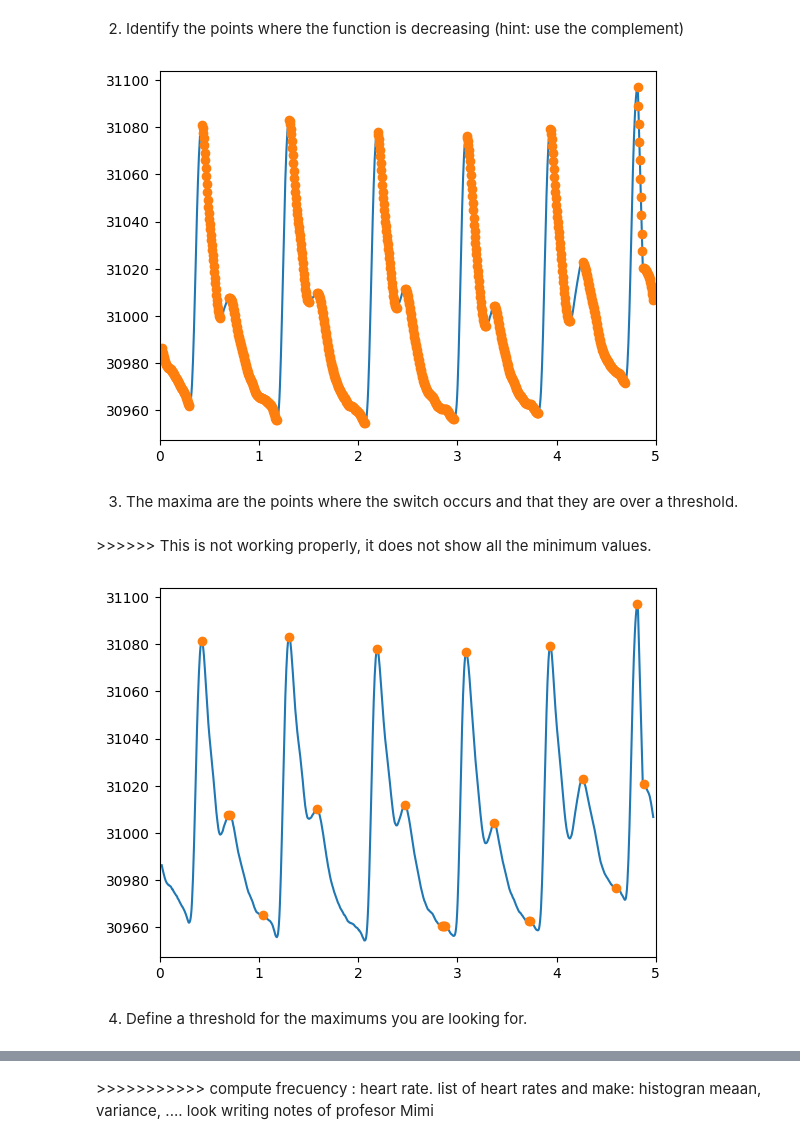
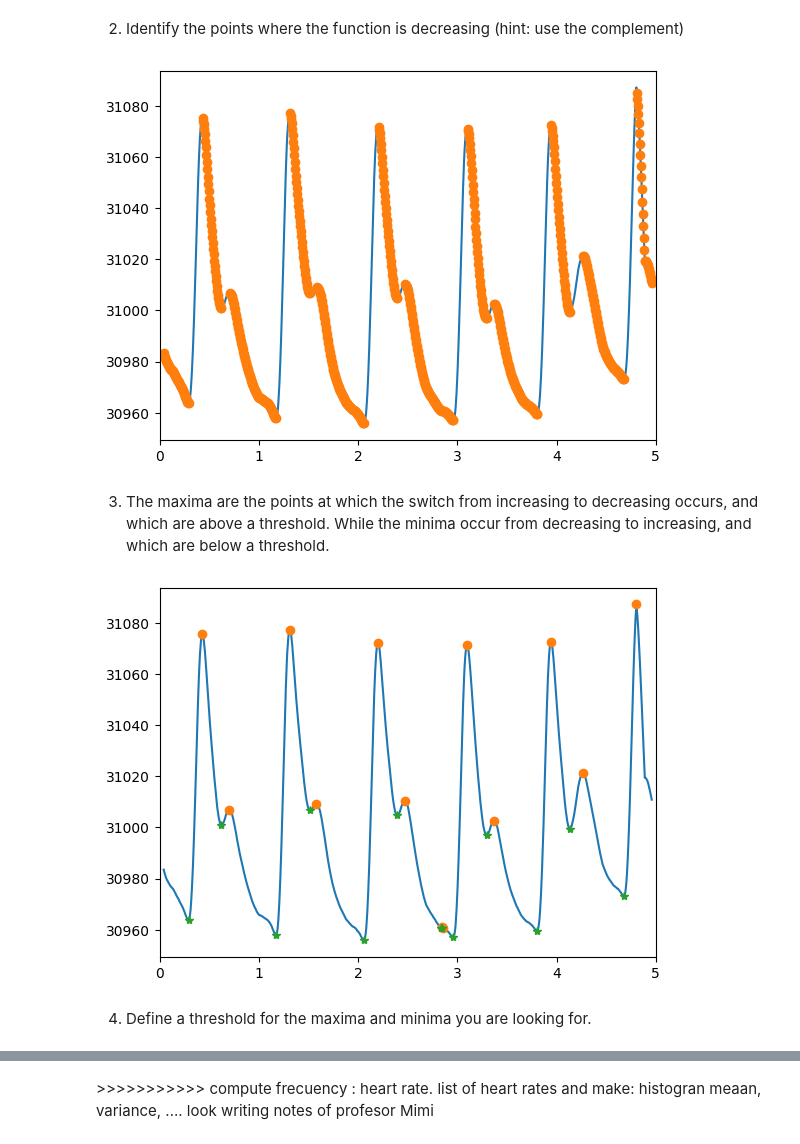
Before and after one commit to TheDataScienceLabs/DSLab_Probability, a Jupyter notebook: lab1.ipynb, the cells around one changed output, grey strips where cells are left out. Cells and saved outputs as stored; diff of their text form; code cells hidden in the pictures.

```diff
--- a/lab1.ipynb
+++ b/lab1.ipynb
@@ -224,7 +224,7 @@ Briefly explain what happens when you change the number of elements in the rolli
 
 Select the best number of neighbors to obtain a smoother signal that does not lose the characteristic shape of a ppg signal, and then plot it.
 # %%
-n = 10# Put the correct number of neighbors here
+n = 17# Put the correct number of neighbors here
 averaged = rolling_centered_average(y, n)
 plt.plot(t, averaged)
 plt.xlim(0, 5)
@@ -269,21 +269,23 @@ plt.plot(t[decreasing], averaged[decreasing], "o")
 plt.xlim(0, 5)
 plt.show()
 # %% [output]
-[figure, old version]
+[figure, new version]
 # %% [markdown]
-3. The maxima are the points where the switch occurs and that they are over a threshold.
+3. The maxima are the points at which the switch from increasing to decreasing occurs, and which are above a threshold. While the minima occur from decreasing to increasing, and which are below a threshold.
-# %% [markdown]
-\>>>>>> This is not working properly, it does not show all the minimum values.
 # %%
-maxsmins = np.zeros(averaged.shape, dtype=bool)  # this creates an array filled with False
-maxsmins[:-1] = increasing[:-1] & decreasing[1:]  # Find where the switch occurs. This yields a list of boleans.
+maxs = np.zeros(averaged.shape, dtype=bool)  # this creates an array filled with False
+maxs[:-1] = increasing[:-1] & decreasing[1:]  # Find where the switch occurs. This yields a list of boleans.
+
+mins = np.zeros(averaged.shape, dtype=bool)  # this creates an array filled with False
+mins[:-1] = increasing[1:] & decreasing[:-1]  # Find where the switch occurs. This yields a list of boleans.
 
 plt.plot(t, averaged)
-plt.plot(t[maxsmins], averaged[maxsmins], "o")
-plt.xlim(0, 5)
+plt.plot(t[maxs], averaged[maxs], "o")
+plt.plot(t[mins], averaged[mins], "*")
+plt.xlim(0,5)
 plt.show()
 # %% [output]
-[figure, old version]
+[figure, new version]
 # %% [markdown]
-4. Define a threshold for the maximums you are looking for.
+4. Define a threshold for the maxima and minima you are looking for.
 # %%
```
Also changed, not shown: parts of 40 cells of this notebook.
